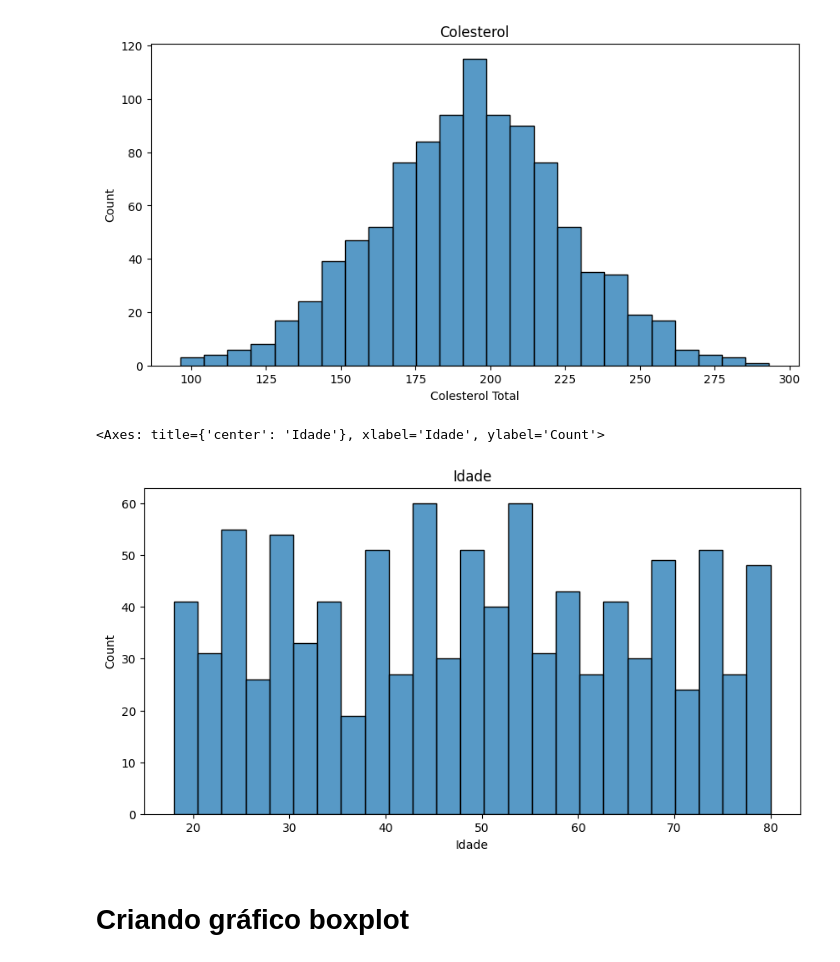
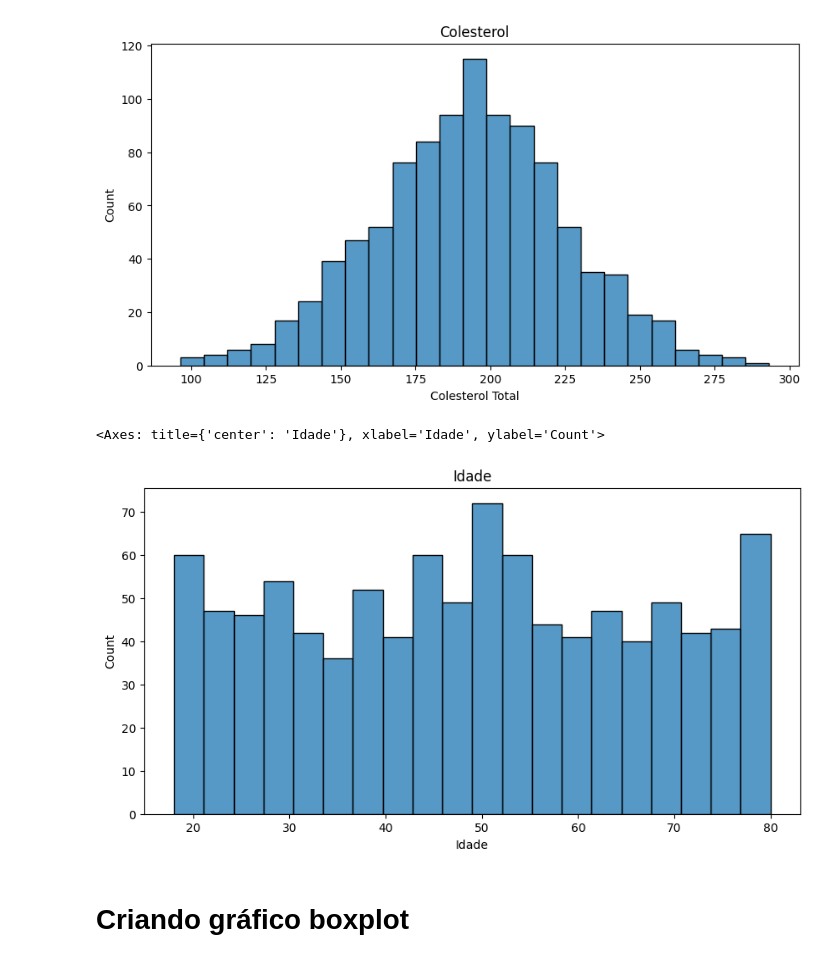
Before and after one commit to Elisa-Cardoso/Elisa13062013, a Jupyter notebook: Desafio_modulo_01_Bootcamp_Analista_de_dados.ipynb, the cells around one changed output. Cells and saved outputs as stored; diff of their text form; code cells hidden in the pictures.

```diff
--- a/Desafio_modulo_01_Bootcamp_Analista_de_dados.ipynb
+++ b/Desafio_modulo_01_Bootcamp_Analista_de_dados.ipynb
@@ -412,11 +412,11 @@ sns.histplot(dados_medicos['Colesterol Total'], bins=25)
 # %%
 # Criando histograma baseado na Idade dos dados de perfil
 plt.figure(figsize=(10,5))
 plt.title('Idade')
-sns.histplot(dados_perfil['Idade'], bins=25)
+sns.histplot(dados_perfil['Idade'], bins=20)
 # %% [output]
 <Axes: title={'center': 'Idade'}, xlabel='Idade', ylabel='Count'>
-[figure, old version]
+[figure, new version]
 # %% [markdown]
 # Criando gráfico boxplot
 # %%
```
Also changed, not shown: parts of 67 cells of this notebook.
